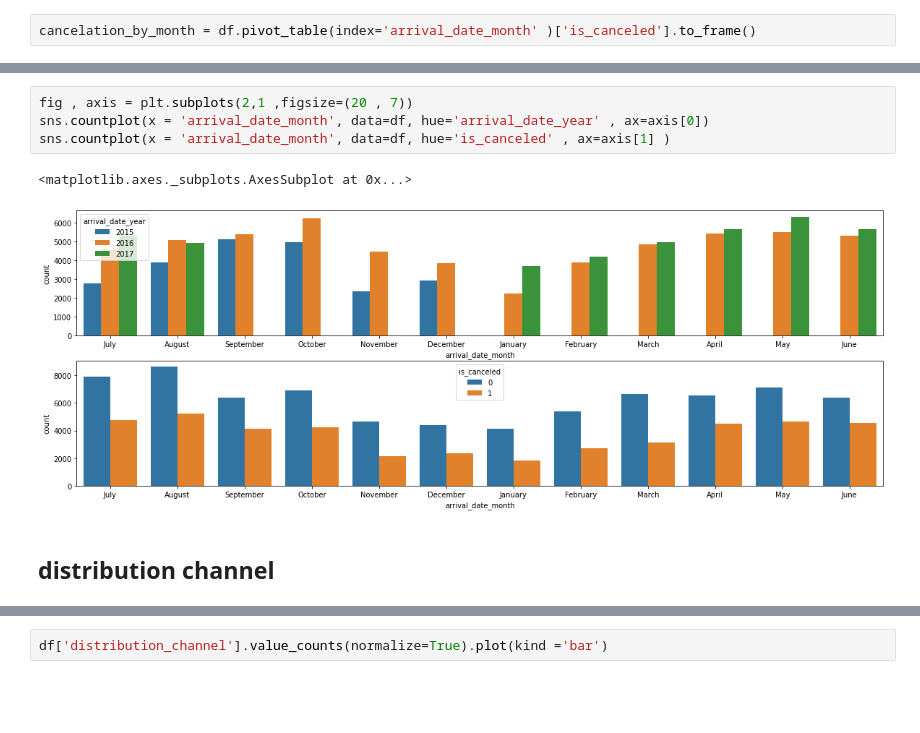
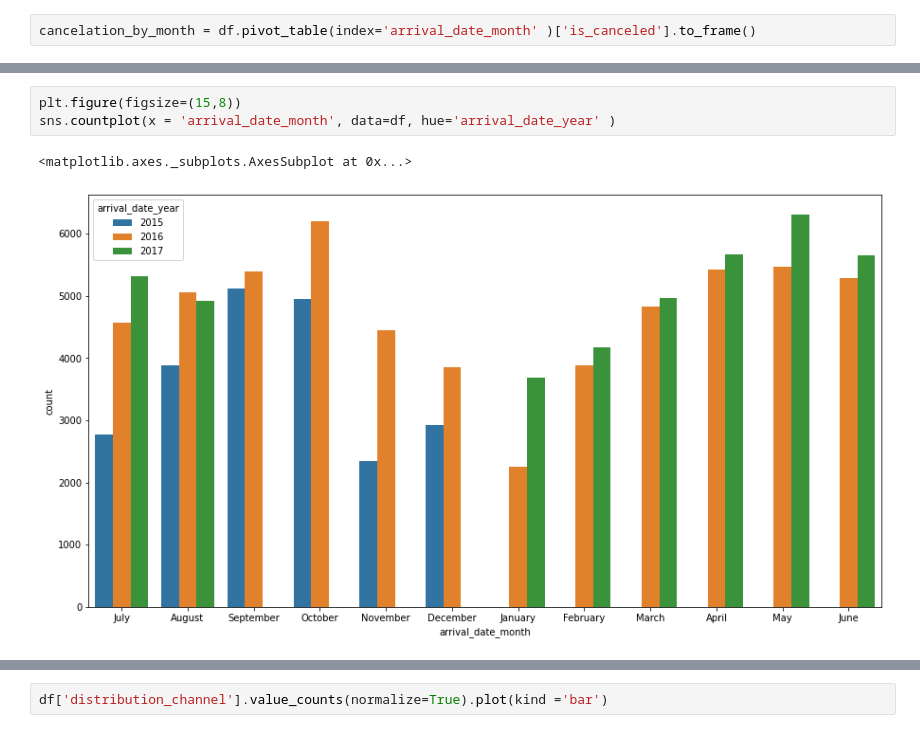
Before and after one commit to GaikwadSandesh/HotelBookingAnalysis, a Jupyter notebook: Hotel_Booking_Analysis_Capstone_Project.ipynb, the cells around one changed output, grey strips where cells are left out. Cells and saved outputs as stored; diff of their text form; blank space fills up the shorter version.

```diff
--- a/Hotel_Booking_Analysis_Capstone_Project.ipynb
+++ b/Hotel_Booking_Analysis_Capstone_Project.ipynb
@@ -341,9 +391,6 @@ cancelation_by_month.plot(kind='line')
-# %%
-fig , axis = plt.subplots(2,1 ,figsize=(20 , 7))
-sns.countplot(x = 'arrival_date_month', data=df, hue='arrival_date_year' , ax=axis[0])
-sns.countplot(x = 'arrival_date_month', data=df, hue='is_canceled' , ax=axis[1] )
-# %% [output]
-<matplotlib.axes._subplots.AxesSubplot at 0x...>
-[figure, removed]
-# %% [markdown]
-## distribution channel
+# %%
+plt.figure(figsize=(15,8))
+sns.countplot(x = 'arrival_date_month', data=df, hue='arrival_date_year' )
+# %% [output]
+<matplotlib.axes._subplots.AxesSubplot at 0x...>
+[figure, added]
```
Also changed, not shown: parts of 62 cells of this notebook.
